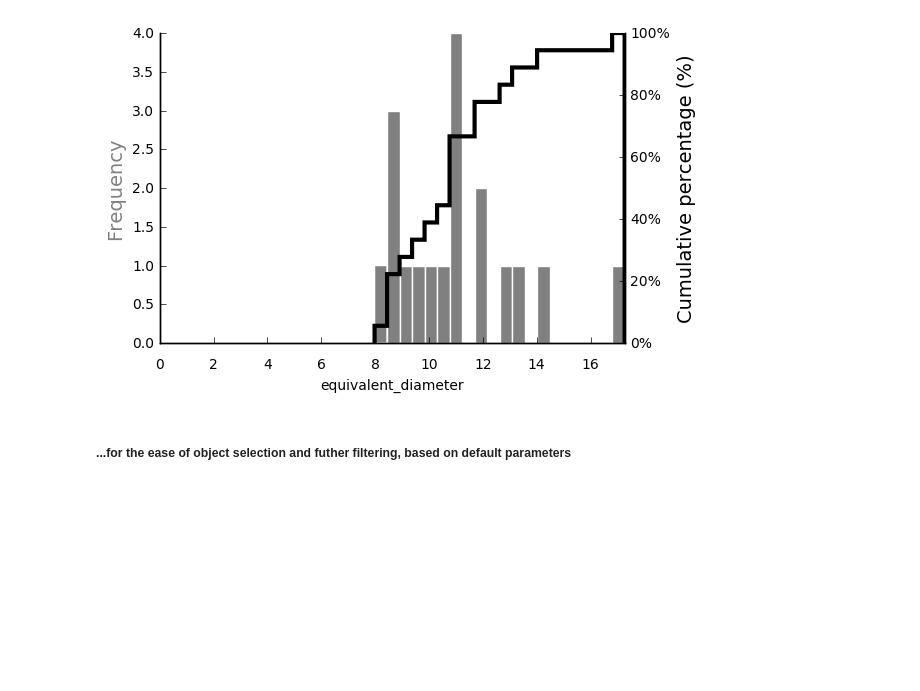
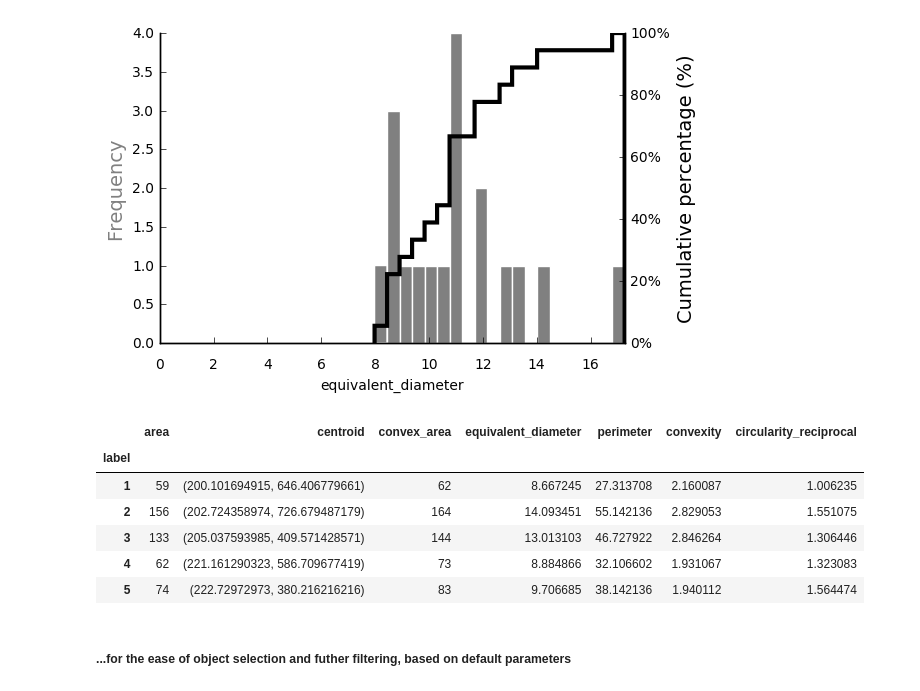
Before and after one commit to gbellandi/bubble_size_analysis, a Jupyter notebook: drafts/bubblekicker.ipynb, the cells around one changed output. Saved outputs shown, nothing was run; the diff lists cells and outputs as text; code cells hidden in the pictures; blank space fills up the shorter version.

```diff
--- a/drafts/bubblekicker.ipynb
+++ b/drafts/bubblekicker.ipynb
@@ -125,5 +124,15 @@ fig, axs = bubble_properties_plot(props, "equivalent_diameter")
 {'min': 0.92}
 {'min': 0.2, 'max': 1.6}
 [figure]
+# %%
+props.head()
+# %% [output]
+|  | area | centroid | convex_area | equivalent_diameter | perimeter | convexity | circularity_reciprocal |
+| label |  |  |  |  |  |  |  |
+| 1 | 59 | (200.101694915, 646.406779661) | 62 | 8.667245 | 27.313708 | 2.160087 | 1.006235 |
+| 2 | 156 | (202.724358974, 726.679487179) | 164 | 14.093451 | 55.142136 | 2.829053 | 1.551075 |
+| 3 | 133 | (205.037593985, 409.571428571) | 144 | 13.013103 | 46.727922 | 2.846264 | 1.306446 |
+| 4 | 62 | (221.161290323, 586.709677419) | 73 | 8.884866 | 32.106602 | 1.931067 | 1.323083 |
+| 5 | 74 | (222.72972973, 380.216216216) | 83 | 9.706685 | 38.142136 | 1.940112 | 1.564474 |
 # %% [markdown]
 ##### ...for the ease of object selection and futher filtering, based on default parameters
```
Also changed, not shown: parts of 5 cells of this notebook.
